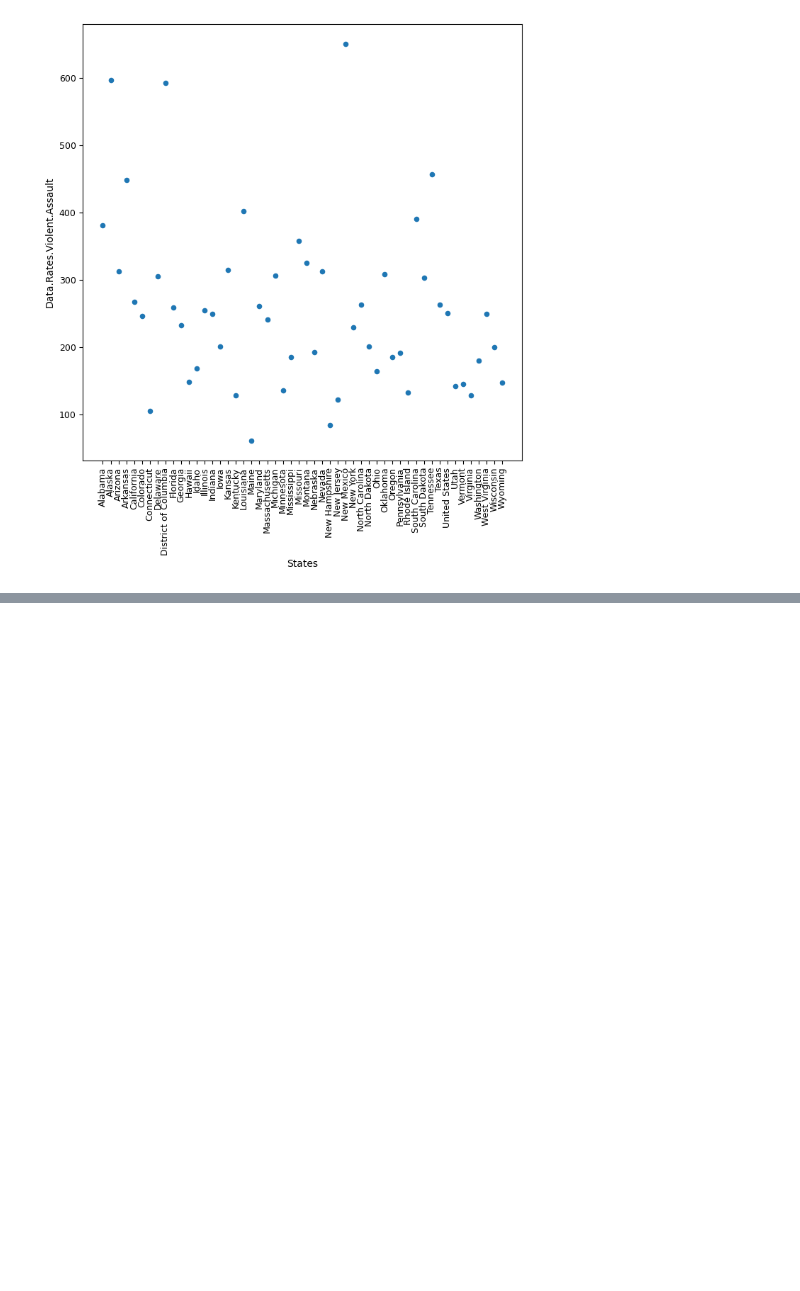
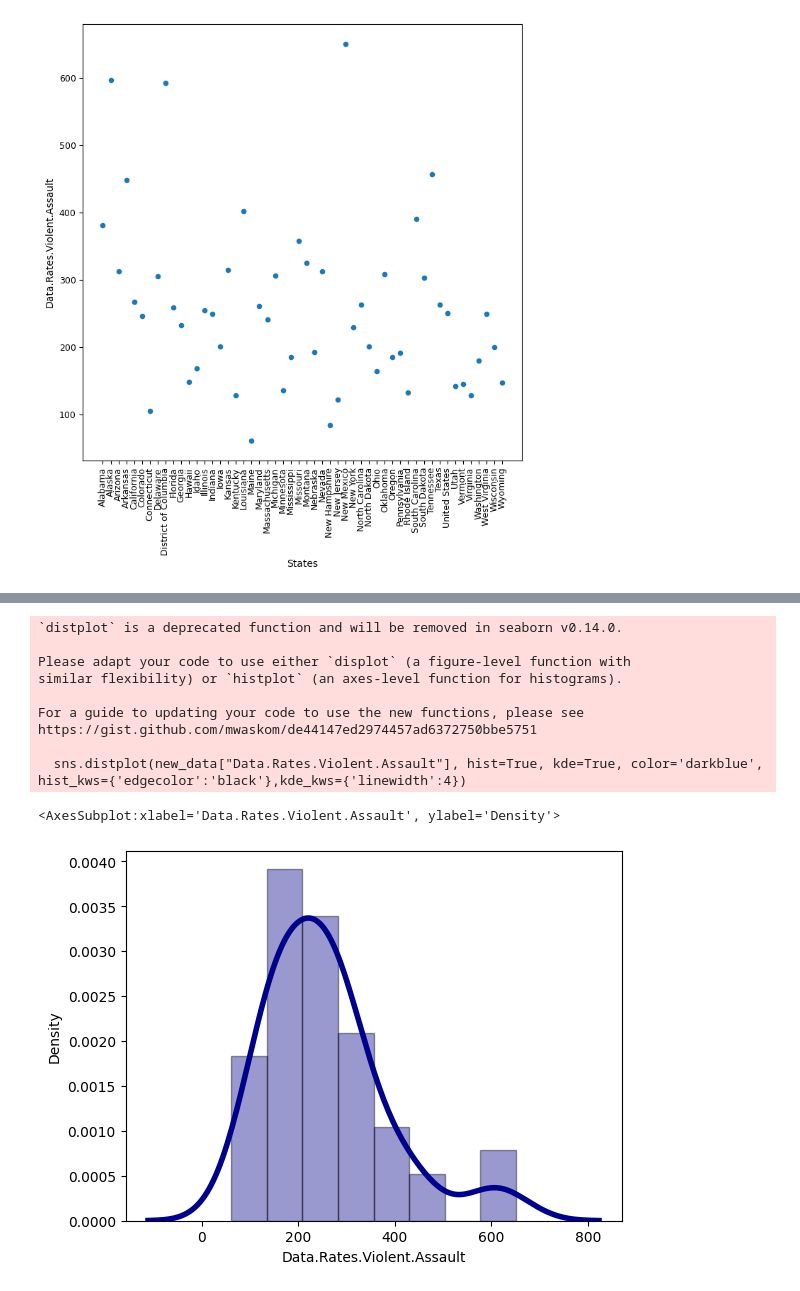
Before and after one commit to topexcel1/Special-Topics-ML, a Jupyter notebook: Class Lecture/10-04-2022/class_stat.ipynb, the cells around one changed output, grey strips where cells are left out. Saved outputs shown, nothing was run; the diff lists cells and outputs as text; code cells hidden in the pictures; blank space fills up the shorter version.

```diff
--- a/Class Lecture/10-04-2022/class_stat.ipynb
+++ b/Class Lecture/10-04-2022/class_stat.ipynb
@@ -74,0 +154,16 @@ plt.savefig('scatter_plot',dpi=100)
+# %%
+import seaborn as sns
+
+sns.distplot(new_data["Data.Rates.Violent.Assault"], hist=True, kde=True, color='darkblue', hist_kws={'edgecolor':'black'},kde_kws={'linewidth':4})
+# %% [output]
+`distplot` is a deprecated function and will be removed in seaborn v0.14.0.
+
+Please adapt your code to use either `displot` (a figure-level function with
+similar flexibility) or `histplot` (an axes-level function for histograms).
+
+For a guide to updating your code to use the new functions, please see
+https://gist.github.com/mwaskom/de44147ed2974457ad6372750bbe5751
+
+  sns.distplot(new_data["Data.Rates.Violent.Assault"], hist=True, kde=True, color='darkblue', hist_kws={'edgecolor':'black'},kde_kws={'linewidth':4})
+<AxesSubplot:xlabel='Data.Rates.Violent.Assault', ylabel='Density'>
+[figure, added]
```
Also changed, not shown: parts of 11 cells of this notebook, 2 other files.
